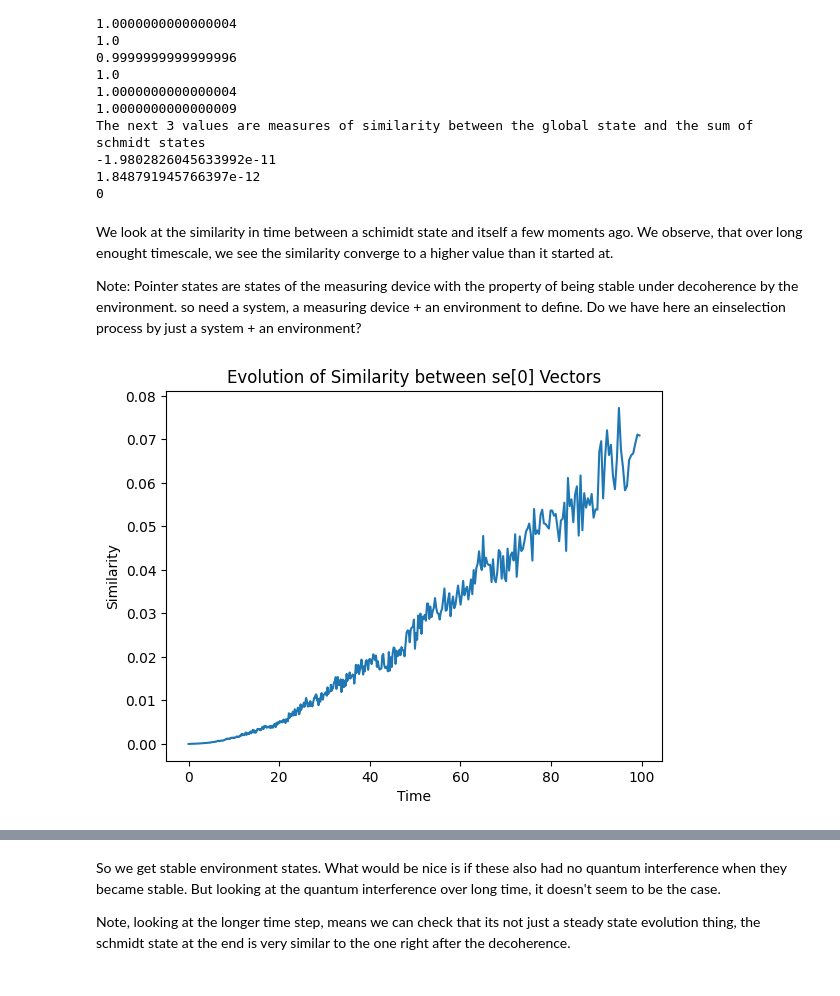
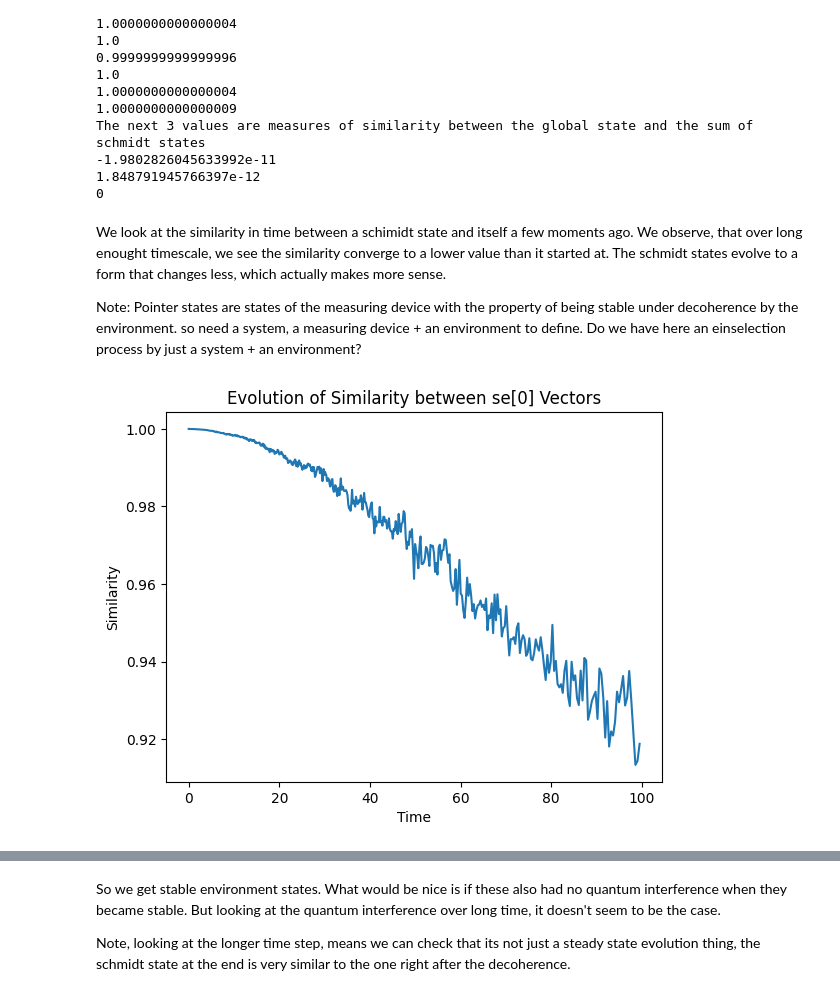
Before and after one commit to MarinAndreGirard/Quantum_Branching, a Jupyter notebook: Testing_schmidt_solve.ipynb, the cells around one changed output, grey strips where cells are left out. Drawn from its saved outputs; the diff is of its cells as text; code cells hidden in the pictures.

Commit message:
similarity metrics mostly

```diff
--- a/Testing_schmidt_solve.ipynb
+++ b/Testing_schmidt_solve.ipynb
@@ -74,33 +74,33 @@ The next 3 values are measures of similarity between the global state and the su
 1.848791945766397e-12
 0
 # %% [markdown]
-We look at the similarity in time between a schimidt state and itself a few moments ago. We observe, that over long enought timescale, we see the similarity converge to a higher value than it started at.
+We look at the similarity in time between a schimidt state and itself a few moments ago. We observe, that over long enought timescale, we see the similarity converge to a lower value than it started at. The schmidt states evolve to a form that changes less, which actually makes more sense.
 
 Note: Pointer states are states of the measuring device with the property of being stable under decoherence by the environment. so need a system, a measuring device + an environment to define.
 Do we have here an einselection process by just a system + an environment?
 # %%
 #need to that the schmidt states become stable over time
 #to do that, we get a list of ss[0] vectors over time and check that as timer goes, they change less and less.
 se0_list=[]
 for i in range(len(tlist)):
     ss, se, sv = compute_schmidt_states_new(result, i)
     se = np.abs(se[0]).flatten()
     se0_list.append(se)
 # Calculate the similarity between ss[0] vectors at different time indices
     step = 1
 similarities = []
 for i in range(len(tlist)-step):
-    d = distance.cosine(se0_list[i], se0_list[i+step])
+    d = 1-distance.cosine(se0_list[i], se0_list[i+step])
     similarities.append(d)
 
 # Plot the similarity over time
 plt.plot(tlist[0:len(tlist)-step], similarities)
 plt.xlabel('Time')
 plt.ylabel('Similarity')
 plt.title('Evolution of Similarity between se[0] Vectors')
 plt.show()
 # %% [output]
-[figure, old version]
+[figure, new version]
 # %%
 #testing new function
 
```
Also changed, not shown: parts of 3 cells of this notebook, 2 other files.
